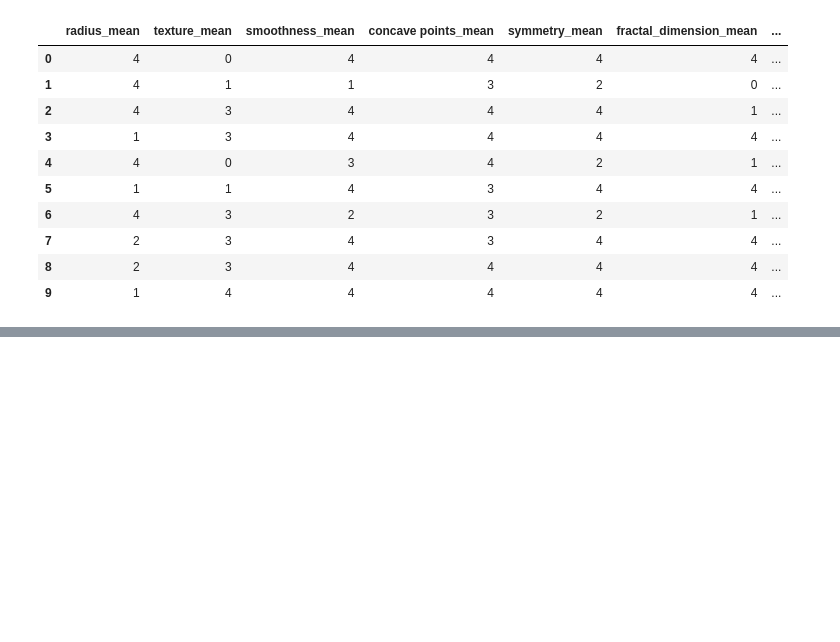
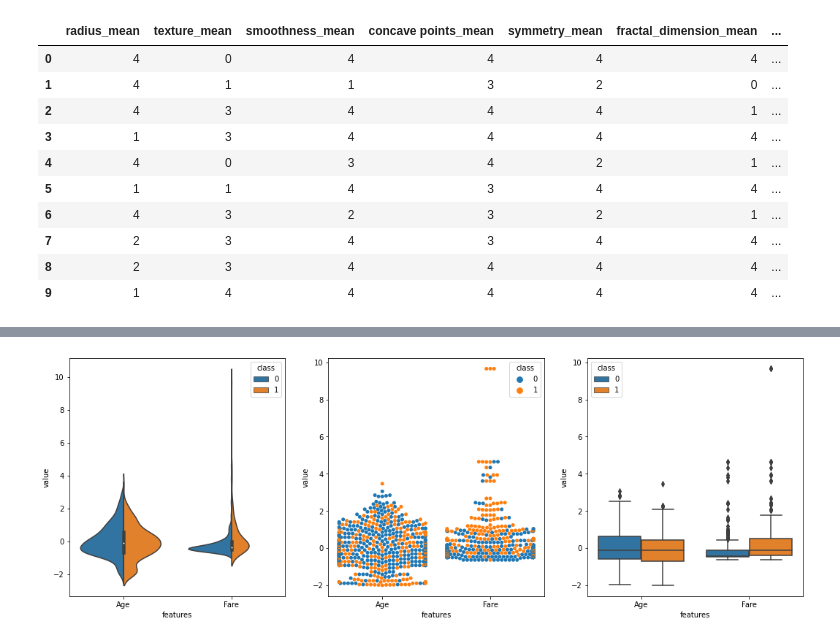
Before and after one commit to suryaParyanta/CZ4032-Rule_Based_Classifier, a Jupyter notebook: notebooks/data_preprocessing.ipynb, the cells around one changed output, grey strips where cells are left out. Saved outputs shown, nothing was run; the diff lists cells and outputs as text; code cells hidden in the pictures; blank space fills up the shorter version.

```diff
--- a/notebooks/data_preprocessing.ipynb
+++ b/notebooks/data_preprocessing.ipynb
@@ -547,0 +627,15 @@ processed.to_csv(os.path.join(save_dir, "breast_cancer_processed.csv"), index =
+# %%
+# normalization
+X_norm = (X_cont - X_cont.mean()) / X_cont.std()
+
+data = pd.concat([X_norm, y], axis = 1)
+data = pd.melt(data, id_vars = "class", var_name = "features", value_name = "value")
+
+# violinplot, swarmplot, and boxplot
+fig, (ax1, ax2, ax3) = plt.subplots(1, 3, figsize = (18, 6))
+sns.violinplot(x = "features", y = "value", hue = "class", data = data, ax = ax1, split = True)
+sns.swarmplot(x = "features", y = "value", hue = "class", data = data, ax = ax2)
+sns.boxplot(x = "features", y = "value", hue = "class", data = data, ax = ax3)
+plt.show()
+# %% [output]
+[figure, added]
```
Also changed, not shown: parts of 30 cells of this notebook, 1 other file.
